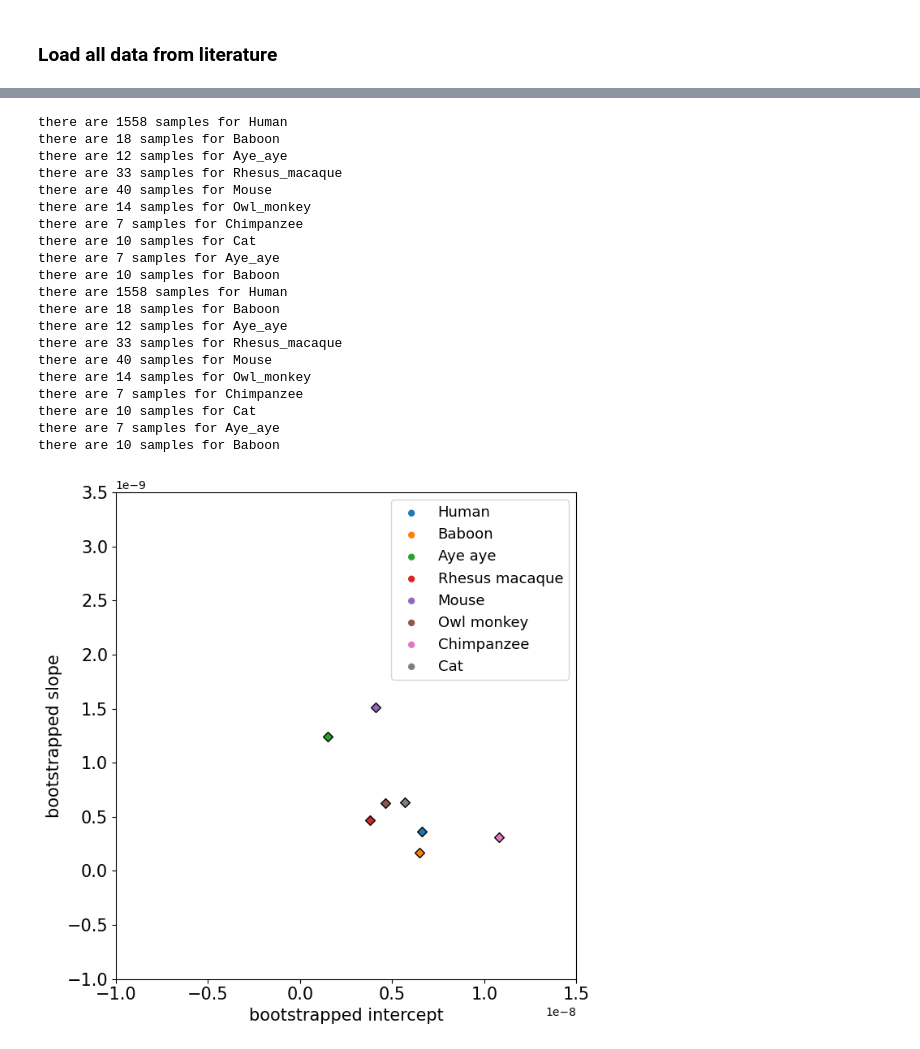
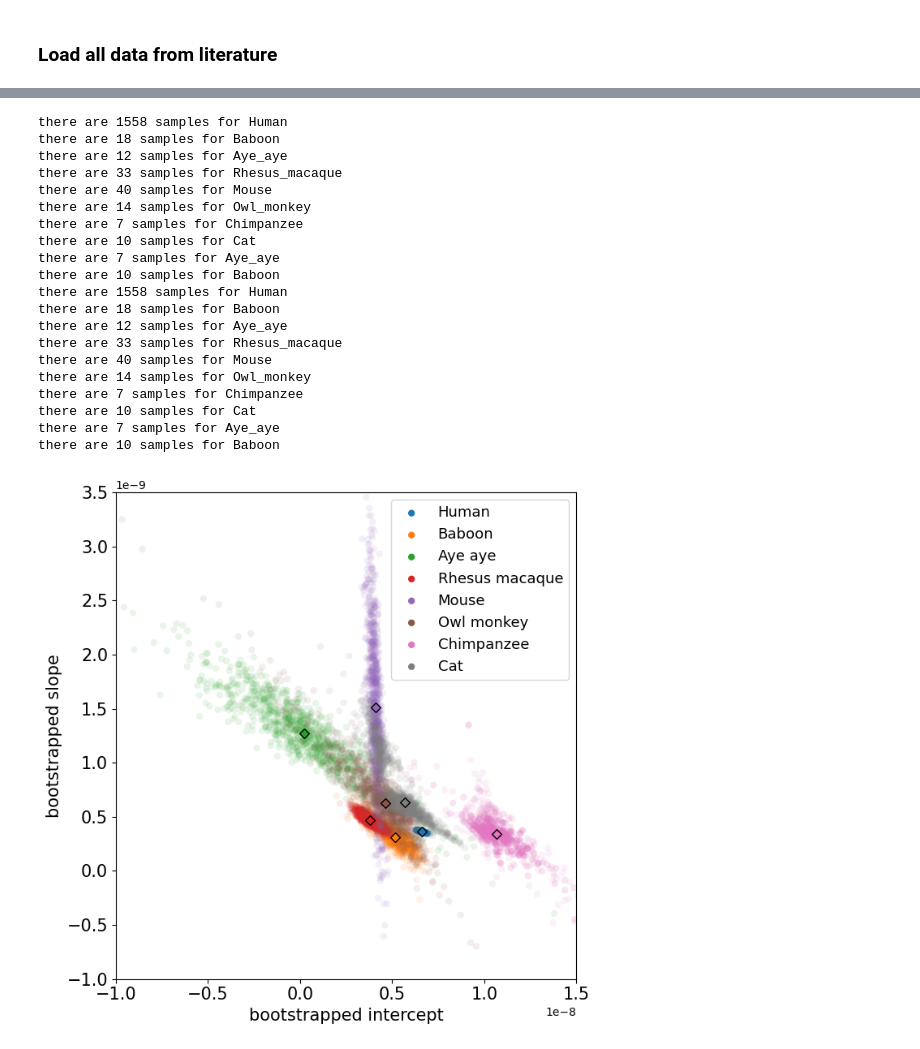
Before and after one commit to harrispopgen/clocklike-DBH, a Jupyter notebook: mutation_rate_regression_literature.ipynb, the cells around one changed output, grey strips where cells are left out. Cells and saved outputs as stored; diff of their text form; code cells hidden in the pictures.

```diff
--- a/mutation_rate_regression_literature.ipynb
+++ b/mutation_rate_regression_literature.ipynb
@@ -25,7 +25,7 @@ age_of_puberty = {
         "Cat": 0.5,
 }
 
-generation_time = {"Baboon": 10, "Human": 29, "Aye_aye": 4,
+generation_time = {"Baboon": 10, "Human": 29, "Aye_aye": 5,
         "Rhesus_macaque": 8, "Mouse": 0.75, "Owl_monkey": 6.6, "Chimpanzee": 25, "Cat": 3.8,
 }
 
@@ -33,8 +33,11 @@ generation_time = {"Baboon": 10, "Human": 29, "Aye_aye": 4,
 #         "Rhesus_macaque": [3.22, 1], "Mouse": [2.1, 1], "Owl_monkey": [2.09, 1], "Chimpanzee": [4.37, 1], "Cat": [3, 1],
 # }
 
-paternal_maternal_ratio = {"Human": [1.51, 0.37], "Baboon": [1, 1], "Aye_aye": [0, 1],
-        "Rhesus_macaque": [1.8364, 0.3042], "Mouse": [1, 1], "Owl_monkey": [1, 0], "Chimpanzee": [1, 0], "Cat": [1, 0],
+# paternal_maternal_ratio = {"Human": [1.51, 0.37], "Baboon": [1, 1], "Aye_aye": [0, 1],
+#         "Rhesus_macaque": [1.8364, 0.3042], "Mouse": [1, 1], "Owl_monkey": [1, 0], "Chimpanzee": [1, 0], "Cat": [1, 0],
+# }
+paternal_maternal_ratio = {"Human": [1.516207, 0.4185496], "Baboon": [0.9241126, 0], "Aye_aye": [0.6805108, 2.45706],
+        "Rhesus_macaque": [1.664385, 0.2539662], "Mouse": [6.618493, 0], "Owl_monkey": [1.824674, 0], "Chimpanzee": [4.23242, 0.2456793], "Cat": [1.632583, 0.003037378],
 }
 # %% [markdown]
 ## Poisson regression, bootstrap implementation for single species, and other helper functions
@@ -801,7 +879,7 @@ for use_default_alpha in [True, False]:
     df_wang_wang = load_df_for_species(use_default_alpha)
     save_figure = False if use_default_alpha is True else True
     plot_bootstrap = False if use_default_alpha is True else True
-    num_bootstrap_main = 0 if use_default_alpha is True else 0
+    num_bootstrap_main = 0 if use_default_alpha is True else 1000
 
     [_, point_estimates_wang_wang, df_wang_wang] = main_bootstrap(df_wang_wang, generation_time, age_of_puberty, num_bootstrap_iterations=num_bootstrap_main, plot_bootstrap=plot_bootstrap, save_figure=save_figure)
 
@@ -810,34 +888,34 @@ for use_default_alpha in [True, False]:
 
     [_, df_baboon_wu] = load_baboon_human_wu_2020_data(age_of_puberty, use_default_alpha)
     [_, point_estimate_baboon_wu, df_wu] = main_bootstrap(df_baboon_wu, generation_time, age_of_puberty, num_bootstrap_iterations=0, plot_bootstrap=False)
 
     merged_point_estimates = group_point_estimates(point_estimates_wang_wang, point_estimate_ayeaye_versoza, point_estimate_baboon_wu)
     save_point_estimates_and_generation_time(merged_point_estimates, generation_time, use_default_alpha)
     df_regression = pd.concat([df_wang_wang, df_versoza, df_wu])
     alpha_str = "default_alpha" if use_default_alpha else "variable_alpha"
     df_regression.to_csv(f"output/individual_species_regression_result_{alpha_str}.csv")
 # %% [output]
 there are 1558 samples for Human
 there are 18 samples for Baboon
 there are 12 samples for Aye_aye
 there are 33 samples for Rhesus_macaque
 there are 40 samples for Mouse
 there are 14 samples for Owl_monkey
 there are 7 samples for Chimpanzee
 there are 10 samples for Cat
 there are 7 samples for Aye_aye
 there are 10 samples for Baboon
 there are 1558 samples for Human
 there are 18 samples for Baboon
 there are 12 samples for Aye_aye
 there are 33 samples for Rhesus_macaque
 there are 40 samples for Mouse
 there are 14 samples for Owl_monkey
 there are 7 samples for Chimpanzee
 there are 10 samples for Cat
 there are 7 samples for Aye_aye
 there are 10 samples for Baboon
-[figure, old version]
+[figure, new version]
 # %%
 def tabulate_point_estimates(point_estimates, age_of_puberty, generation_time):
     first_draft_estimates = {
```
Also changed, not shown: parts of 8 cells of this notebook.
